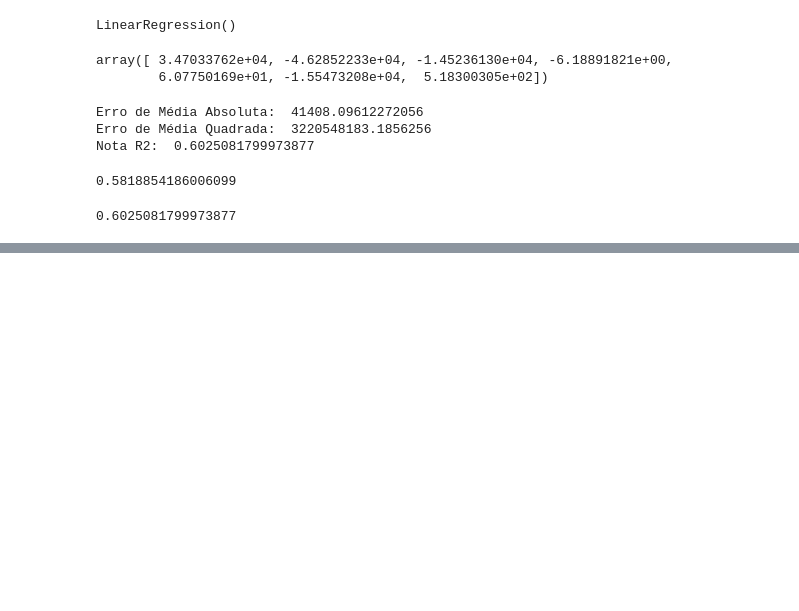
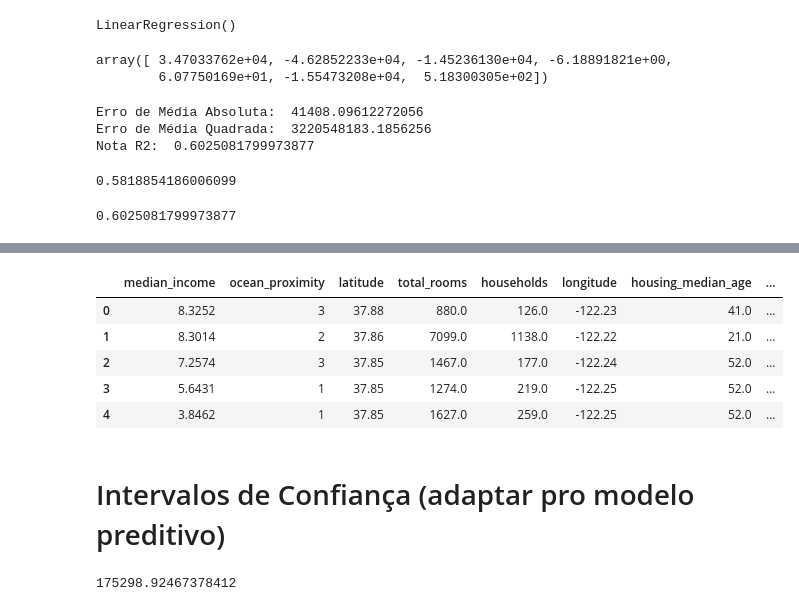
Before and after one commit to Enzo-Martins-dev/Housing_Prices, a Jupyter notebook: main.ipynb, the cells around one changed output, grey strips where cells are left out. Drawn from its saved outputs; the diff is of its cells as text; code cells hidden in the pictures; blank space fills up the shorter version.

```diff
--- a/main.ipynb
+++ b/main.ipynb
@@ -183,0 +199,19 @@ model.score(X_test, y_test)
+# %%
+data = {
+    'longitude': [-122.23, -122.22, -122.24, -122.25, -122.25],
+    'latitude': [37.88, 37.86, 37.85, 37.85, 37.85],
+    'housing_median_age': [41.0, 21.0, 52.0, 52.0, 52.0],
+    'total_rooms': [880.0, 7099.0, 1467.0, 1274.0, 1627.0],
+    'total_bedrooms': [129.0, 1106.0, 190.0, 235.0, 280.0],
+    'population': [322.0, 2401.0, 496.0, 558.0, 565.0],
+    'households': [126.0, 1138.0, 177.0, 219.0, 259.0],
+    'median_income': [8.3252, 8.3014, 7.2574, 5.6431, 3.8462],
+    'ocean_proximity': [3, 2, 3, 1, 1],
+}
+
+df_predict = pd.DataFrame(data)
+df_predict = df_predict.drop(['population', 'total_bedrooms'], axis=1)
+df_predict = df_predict[['median_income', 'ocean_proximity', 'latitude', 'total_rooms', 'households', 'longitude', 'housing_median_age']]
+
+predicted_values = model.predict(df_predict)
+df_predict["predicted_median_house_value"] = predicted_values.round(2)
@@ -183,0 +227,11 @@ model.score(X_test, y_test)
+# %%
+df_predict.head()
+# %% [output]
+|  | median_income | ocean_proximity | latitude | total_rooms | households | longitude | housing_median_age | ... |
+| 0 | 8.3252 | 3 | 37.88 | 880.0 | 126.0 | -122.23 | 41.0 | ... |
+| 1 | 8.3014 | 2 | 37.86 | 7099.0 | 1138.0 | -122.22 | 21.0 | ... |
+| 2 | 7.2574 | 3 | 37.85 | 1467.0 | 177.0 | -122.24 | 52.0 | ... |
+| 3 | 5.6431 | 1 | 37.85 | 1274.0 | 219.0 | -122.25 | 52.0 | ... |
+| 4 | 3.8462 | 1 | 37.85 | 1627.0 | 259.0 | -122.25 | 52.0 | ... |
+# %% [markdown]
+# Intervalos de Confiança (adaptar pro modelo preditivo)
@@ -183,0 +240,5 @@ model.score(X_test, y_test)
+# %%
+media = df_no_outliers['median_house_value'].mean()
+media
+# %% [output]
+175298.92467378412
```
Also changed, not shown: parts of 15 cells of this notebook, 2 other files.
